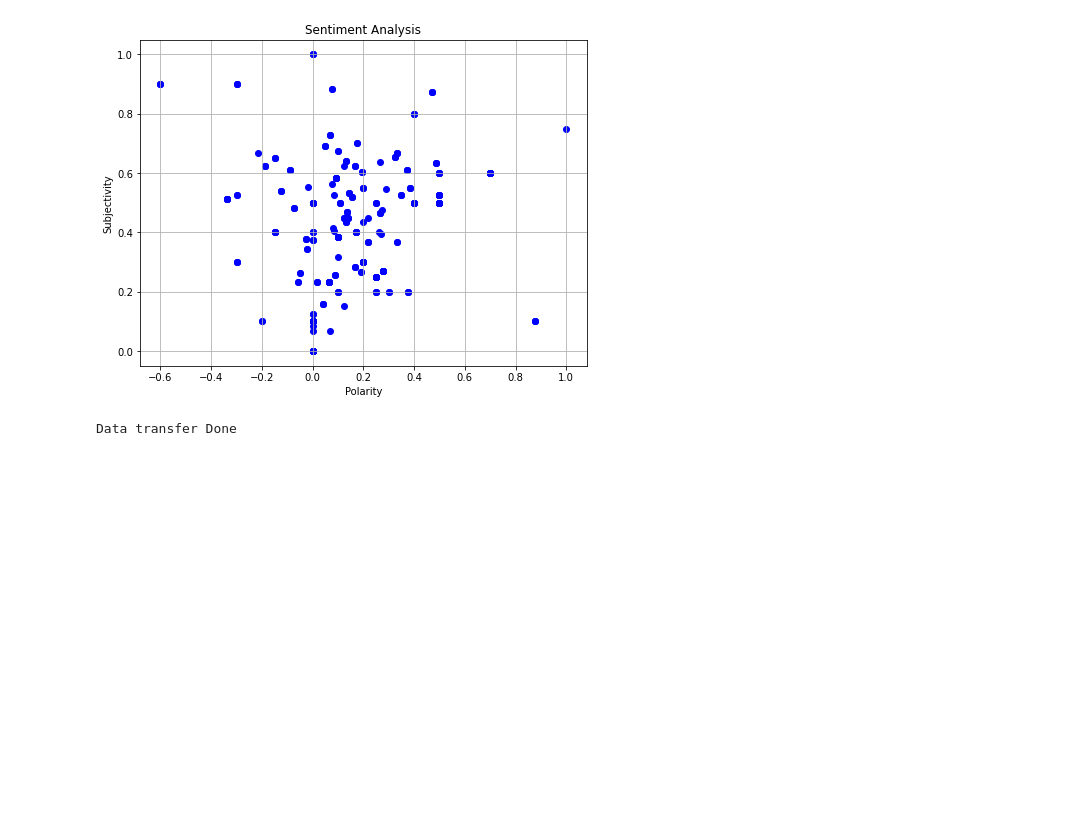
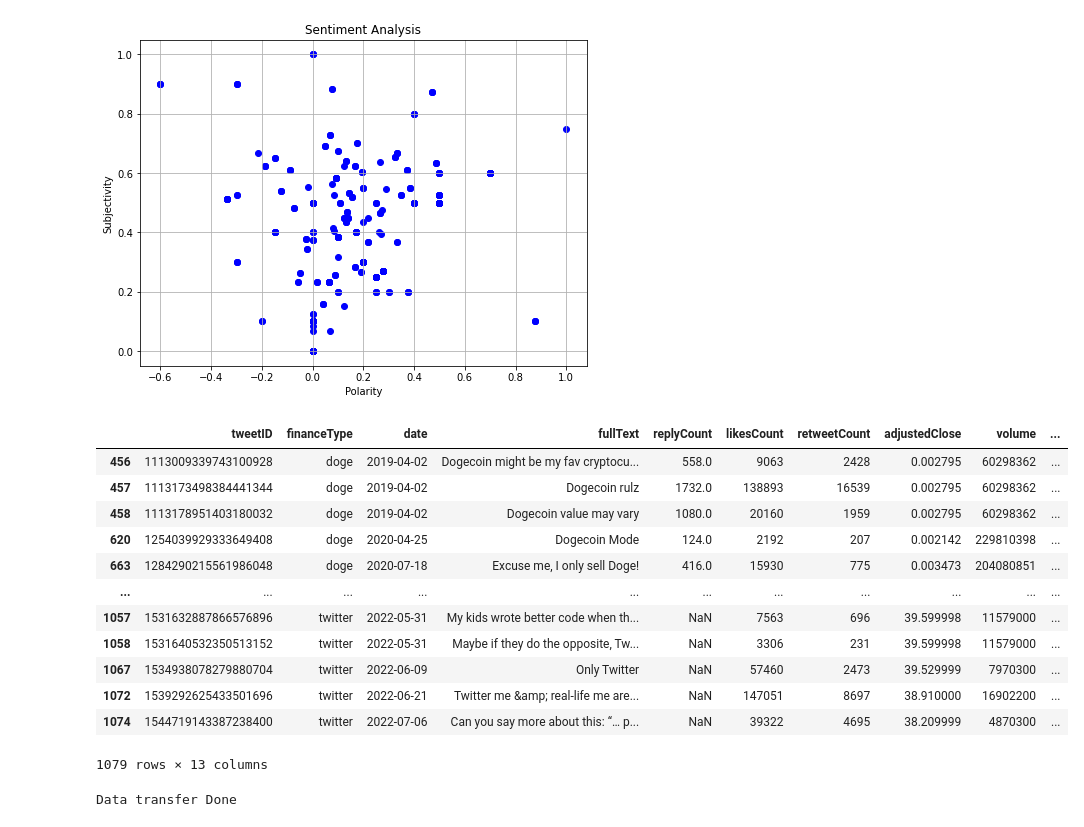
Before and after one commit to VanAntworth/To-The-Moon, a Jupyter notebook: Segment2_Delivery/Pre_Processing/sentiment_analysis.ipynb, the cells around one changed output. Cells and saved outputs as stored; diff of their text form; code cells hidden in the pictures; blank space fills up the shorter version.

```diff
--- a/Segment2_Delivery/Pre_Processing/sentiment_analysis.ipynb
+++ b/Segment2_Delivery/Pre_Processing/sentiment_analysis.ipynb
@@ -276,6 +278,22 @@ plt.show()
 # %% [output]
 [figure]
 # %%
-df_dbSentimentData_Combine = pd.concat([df_doge_txtblb,df_tesla_txtblb,df_twitter_txtblb],ignore_index=False)
-df_dbSentimentData_Combine.rename(columns = {'Sentiment':'sentiment','polarity':'sentimentScore'} ,inplace=True)
+df_dbSentimentData_Combine = pd.concat([df_doge_vader,df_tesla_vader,df_twitter_vader],ignore_index=False)
+df_dbSentimentData_Combine.rename(columns = {'Sentiment':'sentiment','compound_sc':'sentimentScore'} ,inplace=True)
+# %%
+df_dbSentimentData_Combine
+# %% [output]
+|  | tweetID | financeType | date | fullText | replyCount | likesCount | retweetCount | adjustedClose | volume | ... |
+| 456 | 1113009339743100928 | doge | 2019-04-02 | Dogecoin might be my fav cryptocu... | 558.0 | 9063 | 2428 | 0.002795 | 60298362 | ... |
+| 457 | 1113173498384441344 | doge | 2019-04-02 | Dogecoin rulz | 1732.0 | 138893 | 16539 | 0.002795 | 60298362 | ... |
+| 458 | 1113178951403180032 | doge | 2019-04-02 | Dogecoin value may vary | 1080.0 | 20160 | 1959 | 0.002795 | 60298362 | ... |
+| 620 | 1254039929333649408 | doge | 2020-04-25 | Dogecoin Mode | 124.0 | 2192 | 207 | 0.002142 | 229810398 | ... |
+| 663 | 1284290215561986048 | doge | 2020-07-18 | Excuse me, I only sell Doge! | 416.0 | 15930 | 775 | 0.003473 | 204080851 | ... |
+| ... | ... | ... | ... | ... | ... | ... | ... | ... | ... | ... |
+| 1057 | 1531632887866576896 | twitter | 2022-05-31 | My kids wrote better code when th... | NaN | 7563 | 696 | 39.599998 | 11579000 | ... |
+| 1058 | 1531640532350513152 | twitter | 2022-05-31 | Maybe if they do the opposite, Tw... | NaN | 3306 | 231 | 39.599998 | 11579000 | ... |
+| 1067 | 1534938078279880704 | twitter | 2022-06-09 | Only Twitter | NaN | 57460 | 2473 | 39.529999 | 7970300 | ... |
+| 1072 | 1539292625433501696 | twitter | 2022-06-21 | Twitter me &amp; real-life me are... | NaN | 147051 | 8697 | 38.910000 | 16902200 | ... |
+| 1074 | 1544719143387238400 | twitter | 2022-07-06 | Can you say more about this: “… p... | NaN | 39322 | 4695 | 38.209999 | 4870300 | ... |
+1079 rows × 13 columns
 # %%
```
Also changed, not shown: parts of 9 cells of this notebook, 9 other files.
